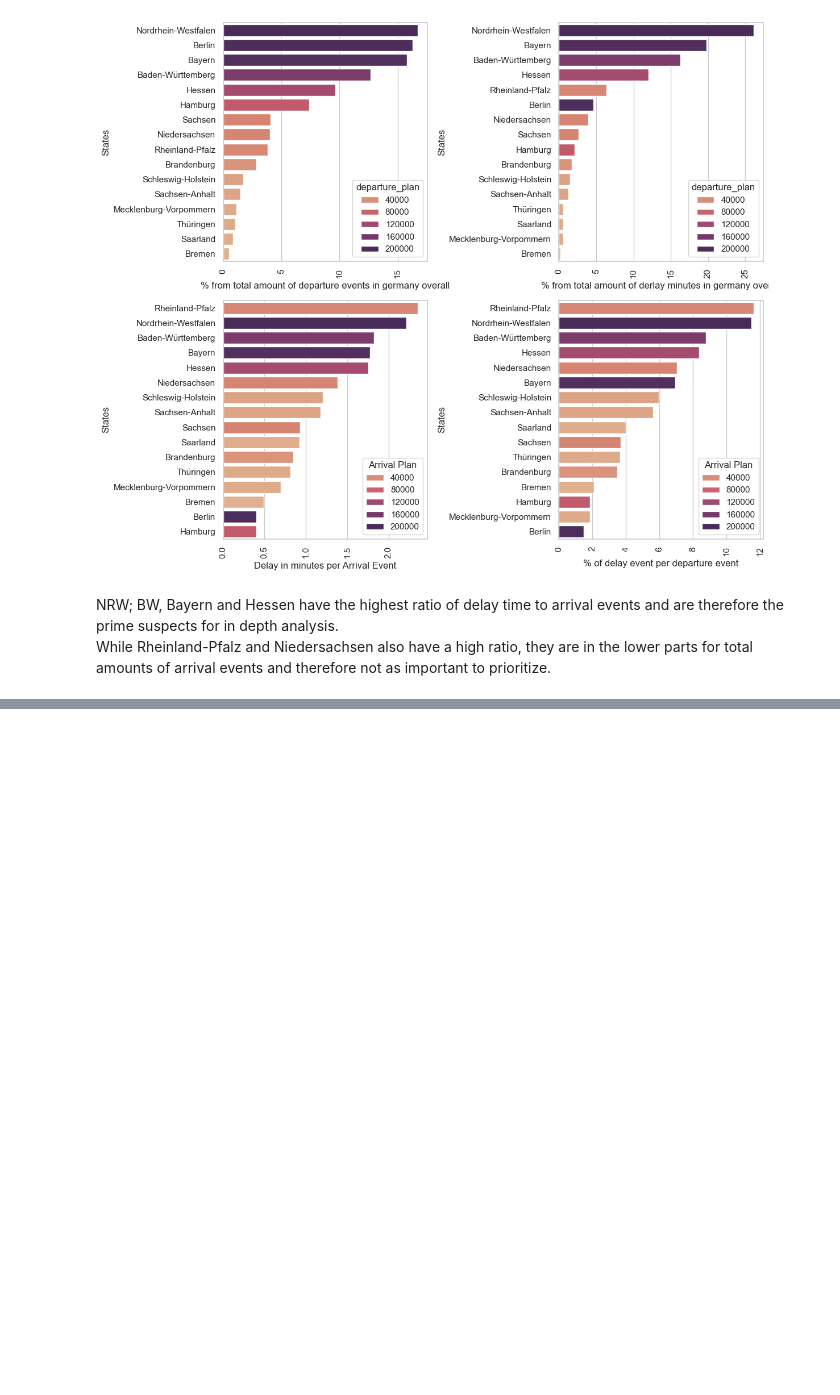
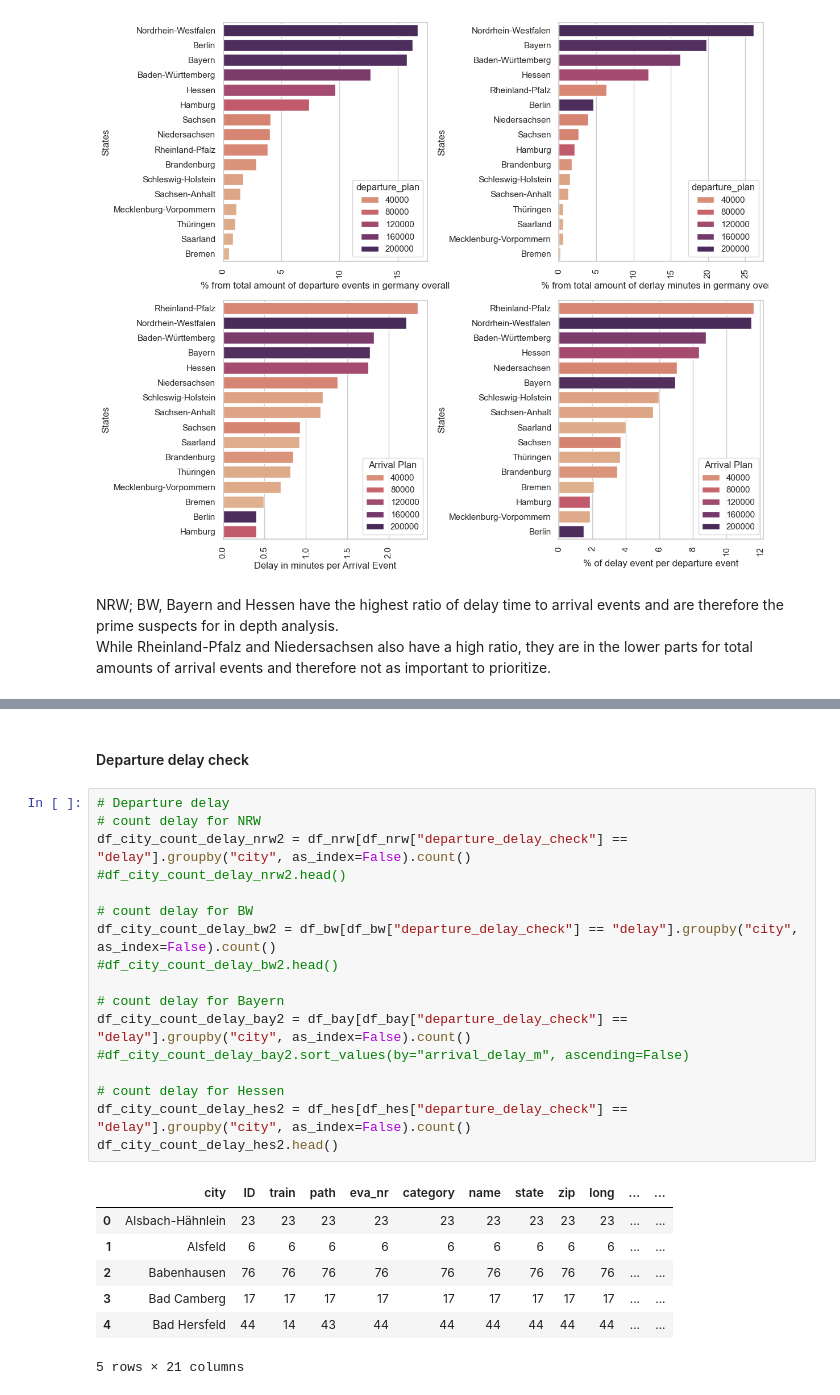
Before and after one commit to Nokkyuu/Fantastic_trains_and_when_to_find_them, a Jupyter notebook: EDA/eda_general_data.ipynb, the cells around one changed output, grey strips where cells are left out. Cells and saved outputs as stored; diff of their text form; blank space fills up the shorter version.

```diff
--- a/EDA/eda_general_data.ipynb
+++ b/EDA/eda_general_data.ipynb
@@ -297,0 +332,27 @@ NRW; BW, Bayern and Hessen have the highest ratio of delay time to arrival event
+# %% [markdown]
+#### Departure delay check
+# %%
+# Departure delay
+# count delay for NRW
+df_city_count_delay_nrw2 = df_nrw[df_nrw["departure_delay_check"] == "delay"].groupby("city", as_index=False).count()
+#df_city_count_delay_nrw2.head()
+
+# count delay for BW
+df_city_count_delay_bw2 = df_bw[df_bw["departure_delay_check"] == "delay"].groupby("city", as_index=False).count()
+#df_city_count_delay_bw2.head()
+
+# count delay for Bayern
+df_city_count_delay_bay2 = df_bay[df_bay["departure_delay_check"] == "delay"].groupby("city", as_index=False).count()
+#df_city_count_delay_bay2.sort_values(by="arrival_delay_m", ascending=False)
+
+# count delay for Hessen
+df_city_count_delay_hes2 = df_hes[df_hes["departure_delay_check"] == "delay"].groupby("city", as_index=False).count()
+df_city_count_delay_hes2.head()
+# %% [output]
+|  | city | ID | train | path | eva_nr | category | name | state | zip | long | ... | ... |
+| 0 | Alsbach-Hähnlein | 23 | 23 | 23 | 23 | 23 | 23 | 23 | 23 | 23 | ... | ... |
+| 1 | Alsfeld | 6 | 6 | 6 | 6 | 6 | 6 | 6 | 6 | 6 | ... | ... |
+| 2 | Babenhausen | 76 | 76 | 76 | 76 | 76 | 76 | 76 | 76 | 76 | ... | ... |
+| 3 | Bad Camberg | 17 | 17 | 17 | 17 | 17 | 17 | 17 | 17 | 17 | ... | ... |
+| 4 | Bad Hersfeld | 44 | 14 | 43 | 44 | 44 | 44 | 44 | 44 | 44 | ... | ... |
+5 rows × 21 columns
```
Also changed, not shown: parts of 18 cells of this notebook.
